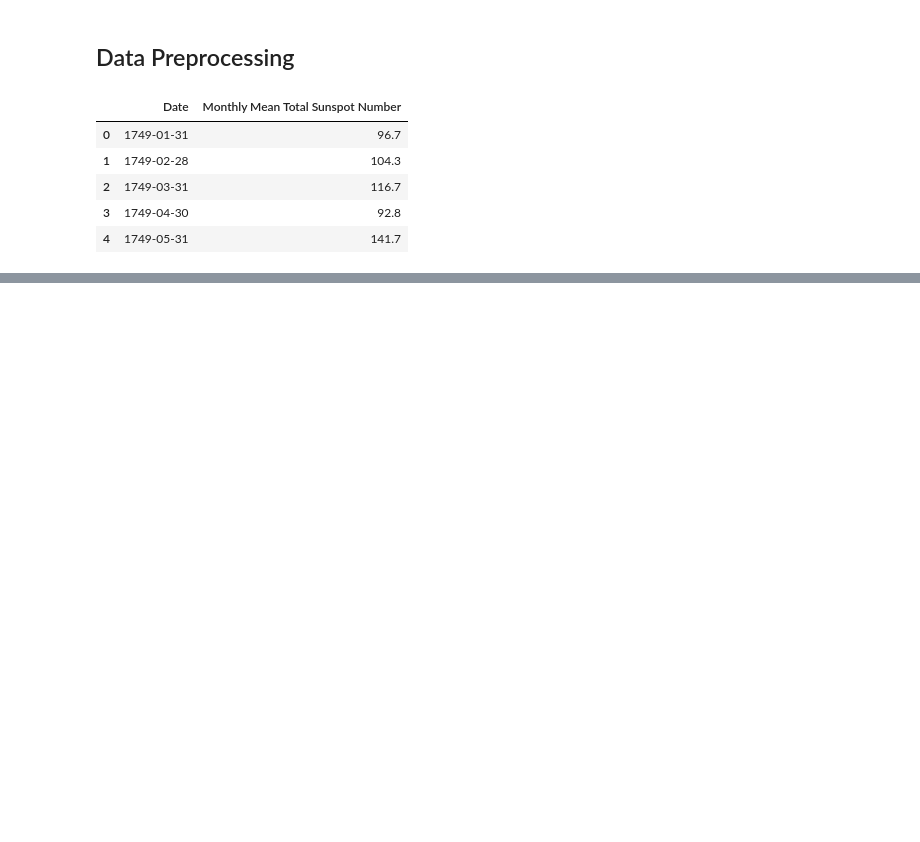
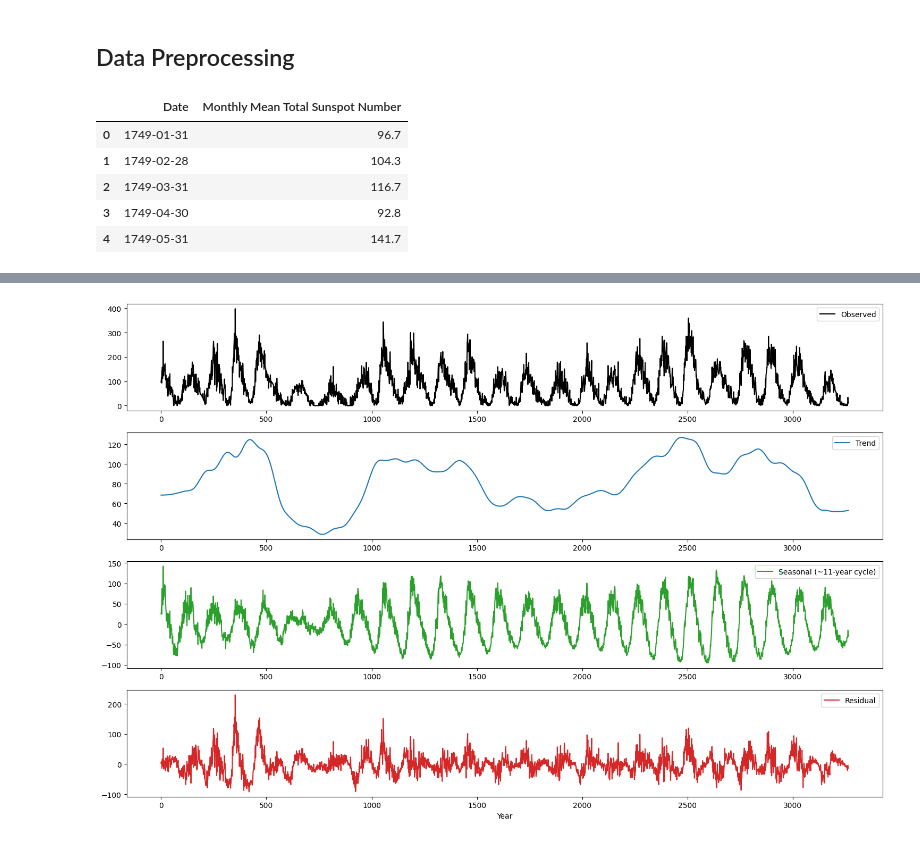
Before and after one commit to Jevgenijsposashkov/bnn_forecasting, a Jupyter notebook: bnn_notebook.ipynb, the cells around one changed output, grey strips where cells are left out. Cells and saved outputs as stored; diff of their text form; code cells hidden in the pictures; blank space fills up the shorter version.

```diff
--- a/bnn_notebook.ipynb
+++ b/bnn_notebook.ipynb
@@ -58,0 +81,24 @@ def plot_series(time, series, col = 'dodgerblue', lab = 'original', format="-",
+# %%
+# STL decomposition, period ≈ 11 years = 132 months
+stl = STL(df['Sunspots'], period=132)
+result = stl.fit()
+
+# Plot STL decomposition
+plt.figure(figsize=(15, 10))
+plt.subplot(4, 1, 1)
+plt.plot(df.index, df['Sunspots'], label='Observed', color='black')
+plt.legend(loc='upper right')
+plt.subplot(4, 1, 2)
+plt.plot(df.index, result.trend, label='Trend', color='tab:blue')
+plt.legend(loc='upper right')
+plt.subplot(4, 1, 3)
+plt.plot(df.index, result.seasonal, label='Seasonal (~11-year cycle)', color='tab:green')
+plt.legend(loc='upper right')
+plt.subplot(4, 1, 4)
+plt.plot(df.index, result.resid, label='Residual', color='tab:red')
+plt.legend(loc='upper right')
+plt.xlabel('Year')
+plt.tight_layout()
+plt.show()
+# %% [output]
+[figure, added]
```
Also changed, not shown: parts of 17 cells of this notebook, 1 other file.
